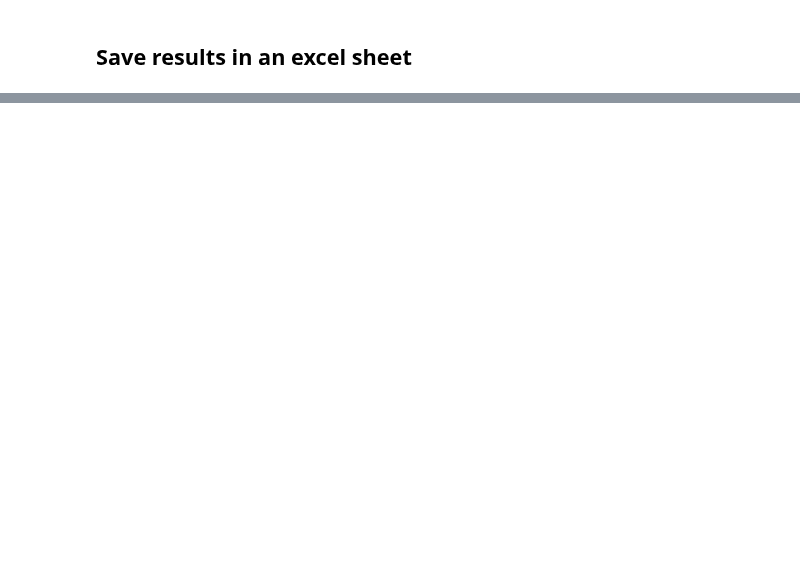
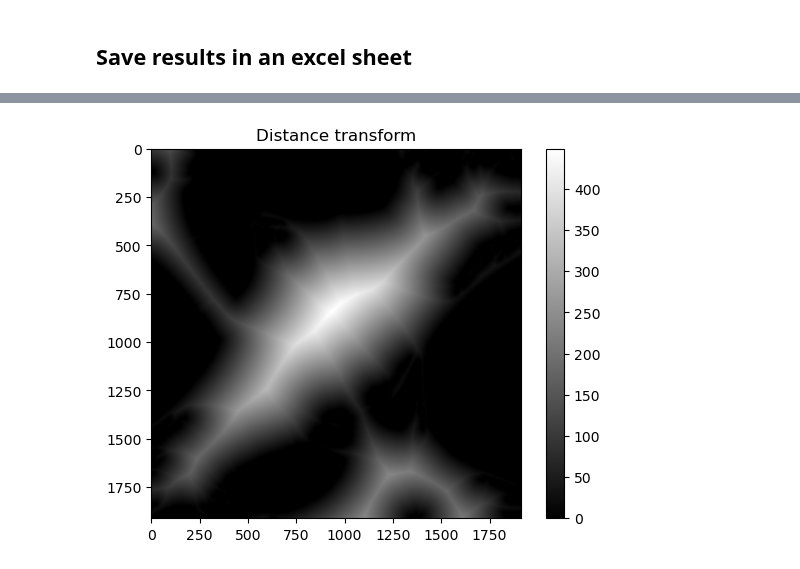
Before and after one commit to u-schulze/Python-course, a Jupyter notebook: mask-statistics.ipynb, the cells around one changed output, grey strips where cells are left out. Cells and saved outputs as stored; diff of their text form; code cells hidden in the pictures; blank space fills up the shorter version.

```diff
--- a/mask-statistics.ipynb
+++ b/mask-statistics.ipynb
@@ -226,0 +335,10 @@ plc_data.to_excel(destinationfile, sheet_name, index=False)
+# %%
+from scipy import ndimage as ndi
+distance = ndi.distance_transform_edt(actin_mask)
+
+plt.imshow(distance, cmap=plt.cm.gray)
+plt.title('Distance transform')
+plt.colorbar()
+plt.show()
+# %% [output]
+[figure, added]
```
Also changed, not shown: parts of 13 cells of this notebook.
